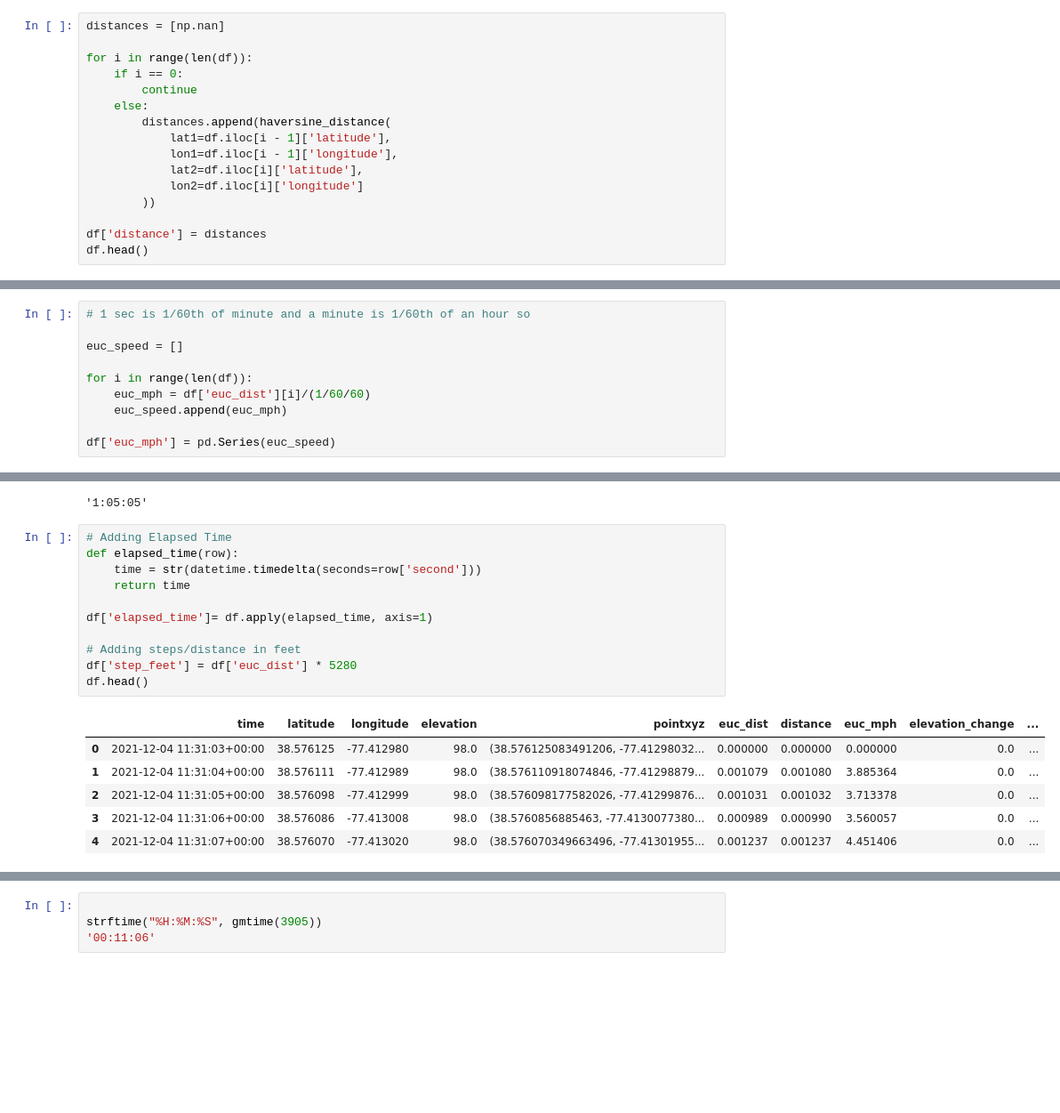
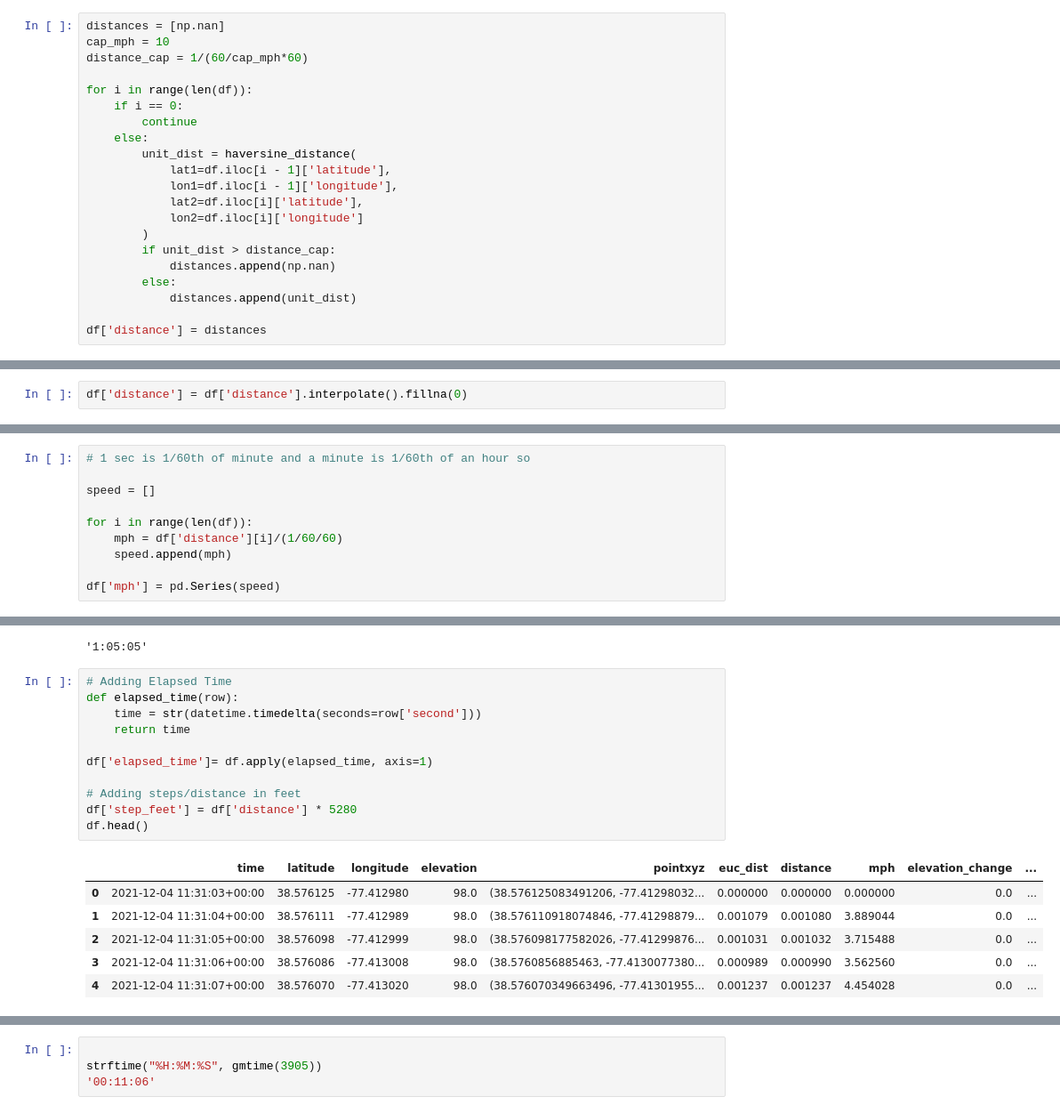
Before and after one commit to lrhf97/gpx_analysis, a Jupyter notebook: route_analysis.ipynb, the cells around one changed output, grey strips where cells are left out. Shown at 89% size. Cells and saved outputs as stored; diff of their text form; blank space fills up the shorter version.

```diff
--- a/route_analysis.ipynb
+++ b/route_analysis.ipynb
@@ -216,17 +216,22 @@ haversine_distance(
 0.00108029
 # %%
 distances = [np.nan]
+cap_mph = 10
+distance_cap = 1/(60/cap_mph*60)
 
 for i in range(len(df)):
     if i == 0:
         continue
     else:
-        distances.append(haversine_distance(
+        unit_dist = haversine_distance(
             lat1=df.iloc[i - 1]['latitude'],
             lon1=df.iloc[i - 1]['longitude'],
             lat2=df.iloc[i]['latitude'],
             lon2=df.iloc[i]['longitude']
-        ))
+        )
+        if unit_dist > distance_cap:
+            distances.append(np.nan)
+        else:
+            distances.append(unit_dist)
 
 df['distance'] = distances
-df.head()
@@ -244,12 +255,14 @@ df['distance'].sum()
+# %%
+df['distance'] = df['distance'].interpolate().fillna(0)
 # %% [markdown]
 #### Speed Calc
 # %%
 # 1 sec is 1/60th of minute and a minute is 1/60th of an hour so
 
-euc_speed = []
+speed = []
 
 for i in range(len(df)):
-    euc_mph = df['euc_dist'][i]/(1/60/60)
-    euc_speed.append(euc_mph)
+    mph = df['distance'][i]/(1/60/60)
+    speed.append(mph)
 
-df['euc_mph'] = pd.Series(euc_speed)
+df['mph'] = pd.Series(speed)
@@ -332,21 +328,21 @@ sec_2_time(3905)
 # %%
 # Adding Elapsed Time
 def elapsed_time(row):
     time = str(datetime.timedelta(seconds=row['second']))
     return time
 
 df['elapsed_time']= df.apply(elapsed_time, axis=1)
 
 # Adding steps/distance in feet
-df['step_feet'] = df['euc_dist'] * 5280
+df['step_feet'] = df['distance'] * 5280
 df.head()
 # %% [output]
-|  | time | latitude | longitude | elevation | pointxyz | euc_dist | distance | euc_mph | elevation_change | ... |
+|  | time | latitude | longitude | elevation | pointxyz | euc_dist | distance | mph | elevation_change | ... |
 | 0 | 2021-12-04 11:31:03+00:00 | 38.576125 | -77.412980 | 98.0 | (38.576125083491206, -77.41298032... | 0.000000 | 0.000000 | 0.000000 | 0.0 | ... |
-| 1 | 2021-12-04 11:31:04+00:00 | 38.576111 | -77.412989 | 98.0 | (38.576110918074846, -77.41298879... | 0.001079 | 0.001080 | 3.885364 | 0.0 | ... |
-| 2 | 2021-12-04 11:31:05+00:00 | 38.576098 | -77.412999 | 98.0 | (38.576098177582026, -77.41299876... | 0.001031 | 0.001032 | 3.713378 | 0.0 | ... |
-| 3 | 2021-12-04 11:31:06+00:00 | 38.576086 | -77.413008 | 98.0 | (38.5760856885463, -77.4130077380... | 0.000989 | 0.000990 | 3.560057 | 0.0 | ... |
-| 4 | 2021-12-04 11:31:07+00:00 | 38.576070 | -77.413020 | 98.0 | (38.576070349663496, -77.41301955... | 0.001237 | 0.001237 | 4.451406 | 0.0 | ... |
+| 1 | 2021-12-04 11:31:04+00:00 | 38.576111 | -77.412989 | 98.0 | (38.576110918074846, -77.41298879... | 0.001079 | 0.001080 | 3.889044 | 0.0 | ... |
+| 2 | 2021-12-04 11:31:05+00:00 | 38.576098 | -77.412999 | 98.0 | (38.576098177582026, -77.41299876... | 0.001031 | 0.001032 | 3.715488 | 0.0 | ... |
+| 3 | 2021-12-04 11:31:06+00:00 | 38.576086 | -77.413008 | 98.0 | (38.5760856885463, -77.4130077380... | 0.000989 | 0.000990 | 3.562560 | 0.0 | ... |
+| 4 | 2021-12-04 11:31:07+00:00 | 38.576070 | -77.413020 | 98.0 | (38.576070349663496, -77.41301955... | 0.001237 | 0.001237 | 4.454028 | 0.0 | ... |
 # %%
 # Identify times when runner is stopped or moving very slowly
 def find_stops(row):
```
Also changed, not shown: parts of 12 cells of this notebook, 20 other files.
